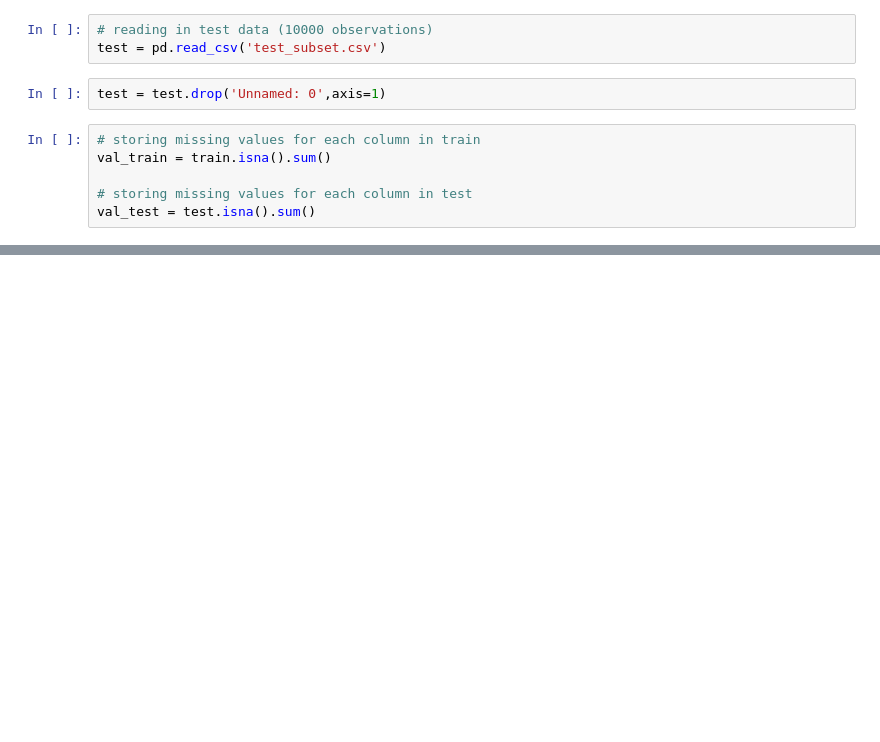
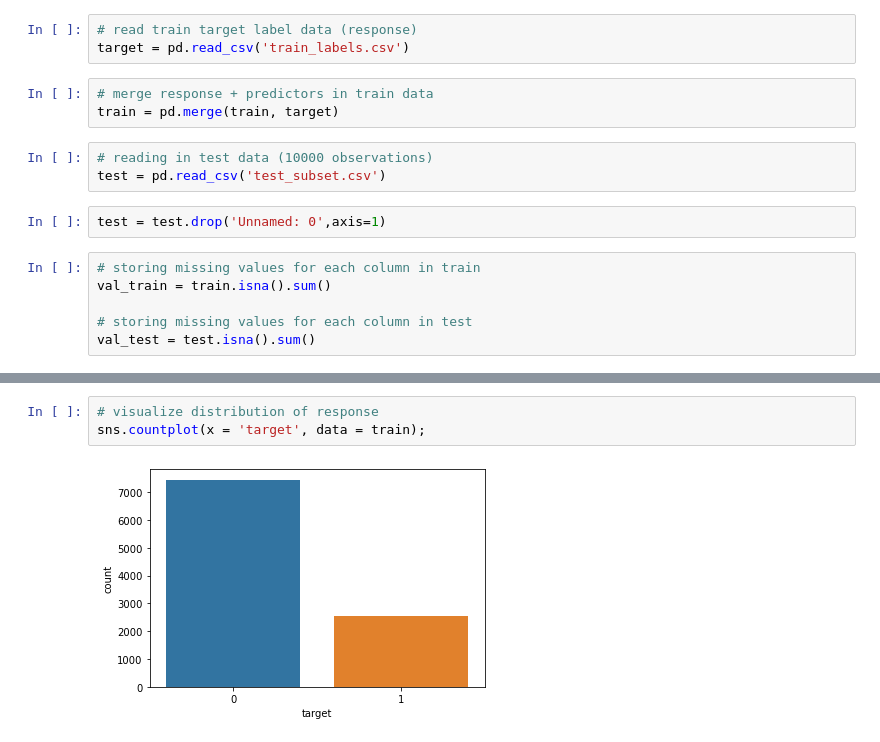
Before and after one commit to LinhNgaNguyen/STAT303-3-Project, a Jupyter notebook: EDA + Baseline Models.ipynb, the cells around one changed output, grey strips where cells are left out. Cells and saved outputs as stored; diff of their text form; blank space fills up the shorter version.

Commit message:
eda
distributions

```diff
--- a/EDA + Baseline Models.ipynb
+++ b/EDA + Baseline Models.ipynb
@@ -23,6 +23,12 @@ warnings.filterwarnings("ignore")
 train = pd.read_csv('train_subset.csv')
 # %%
 train = train.drop('Unnamed: 0',axis=1)
+# %%
+# read train target label data (response)
+target = pd.read_csv('train_labels.csv')
+# %%
+# merge response + predictors in train data
+train = pd.merge(train, target)
 # %%
 # reading in test data (10000 observations)
 test = pd.read_csv('test_subset.csv')
@@ -47,0 +77,5 @@ na_df
+# %%
+# visualize distribution of response
+sns.countplot(x = 'target', data = train);
+# %% [output]
+[figure, added]
```
Also changed, not shown: parts of 5 cells of this notebook, 1 other file.
